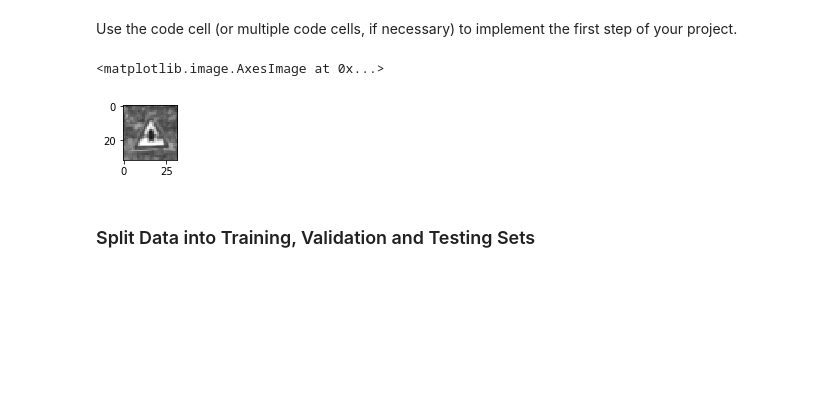
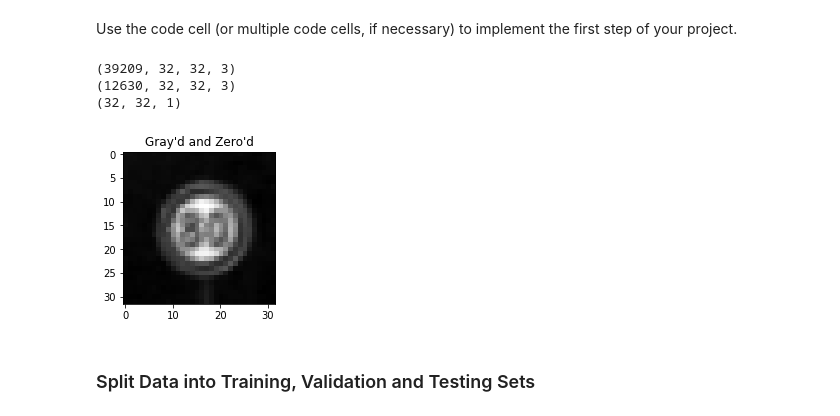
Before and after one commit to Andrew-Hogan/Traffic-Sign-Neural-Network, a Jupyter notebook: Traffic_Sign_Classifier.ipynb, the cells around one changed output. Saved outputs shown, nothing was run; the diff lists cells and outputs as text; code cells hidden in the pictures; blank space fills up the shorter version.

```diff
--- a/Traffic_Sign_Classifier.ipynb
+++ b/Traffic_Sign_Classifier.ipynb
@@ -133,41 +132,26 @@ Here is an example of a [published baseline model on this problem](http://yann.l
 ### Pre-process the Data Set (normalization, grayscale, etc.)
 # %% [markdown]
 Use the code cell (or multiple code cells, if necessary) to implement the first step of your project.
-# %%
-### Preprocess the data here. Preprocessing steps could include normalization, converting to grayscale, etc.
-### Feel free to use as many code cells as needed.
-from sklearn.utils import shuffle
-
-def normalize_data(data):
-    data -= np.mean(data)
-    return data
-
-def weight_average(pixel):
-    return 0.299*pixel[0] + .587*pixel[1] + .114*pixel[2]
-
-def grayscale(img):
-    counter = 0
-    placeholder = np.zeros((32,32,3))
-    while counter < len(img):
-        placeholder = img[counter]
-        for rownum in range(len(placeholder)):
-            for colnum in range(len(placeholder[rownum])):
-                placeholder[rownum][colnum] = weight_average(placeholder[rownum][colnum])
-        img[counter] = placeholder
-        counter+=1
-    return img
-
-X_train = grayscale(X_train)
-X_test = grayscale(X_test)
-
-index = random.randint(0, len(X_train))
-image = X_train[index].squeeze()
-
-plt.figure(figsize=(1,1))
-plt.imshow(image)
-# %% [output]
-<matplotlib.image.AxesImage at 0x...>
-[figure, removed]
+# %%
+def makegloomy(img):
+    print (format(img.shape))
+    return np.mean(img, axis=3, keepdims=True)
+def herotozero(img):
+    img -= np.mean(img)
+    img /= np.std(img)
+    return img
+
+X_train = herotozero(makegloomy(X_train))
+X_test = herotozero(makegloomy(X_test))
+
+print (format(X_train[index].shape))
+
+plt.subplot(121),plt.imshow(X_train[index].squeeze(), cmap="gray"), plt.title("Gray'd and Zero'd");
+# %% [output]
+(39209, 32, 32, 3)
+(12630, 32, 32, 3)
+(32, 32, 1)
+[figure, added]
 # %% [markdown]
 ### Split Data into Training, Validation and Testing Sets
 # %%
```
Also changed, not shown: parts of 4 cells of this notebook.
